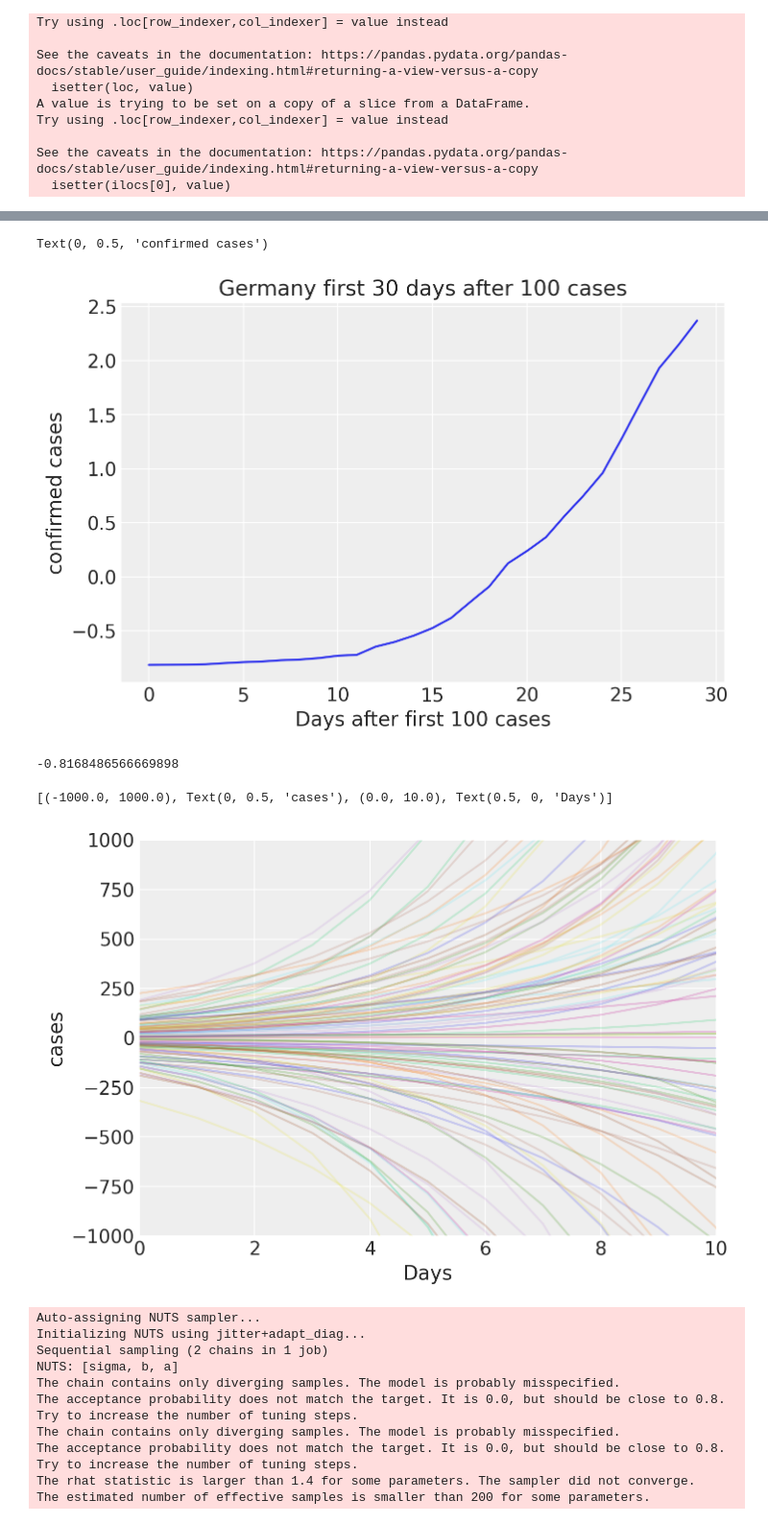
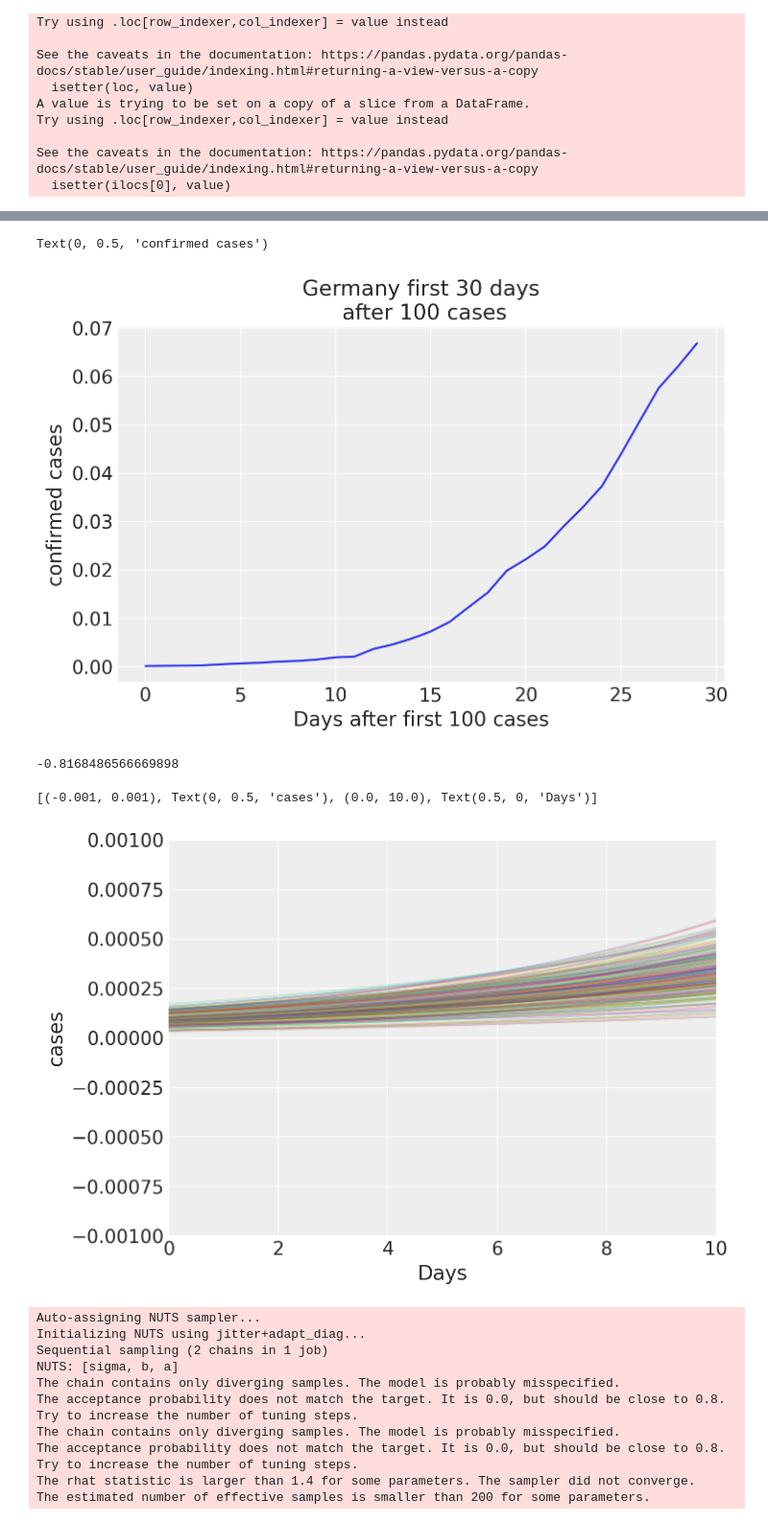
Before and after one commit to roesta07/Modeling-COVID-19, a Jupyter notebook: analysis.ipynb, the cells around one changed output, grey strips where cells are left out. Shown at 96% size. Saved outputs shown, nothing was run; the diff lists cells and outputs as text; code cells hidden in the pictures.

```diff
--- a/analysis.ipynb
+++ b/analysis.ipynb
@@ -114,0 +128,2 @@ def standarize(col):
+# %%
+df=df.assign(confirmed_std=df['confirmed']/1000000)
@@ -116,37 +139,37 @@ def standarize(col):
 country='Germany'
 df_country=df.loc[df['country']==country].iloc[:30]
 
-plt.plot(df_country['days_since_100'],standarize(df_country['confirmed']))
-plt.title('Germany first 30 days after 100 cases')
+plt.plot(df_country['days_since_100'],(df_country['confirmed_std']))
+plt.title('Germany first 30 days\n after 100 cases')
 plt.xlabel('Days after first 100 cases')
 plt.ylabel('confirmed cases')
 # %% [output]
 Text(0, 0.5, 'confirmed cases')
-[figure, old version]
+[figure, new version]
 # %%
 (100-df_country['confirmed'].mean())/df_country['confirmed'].std()
 # %% [output]
 -0.8168486566669898
 # %%
-t=df_country.days_since_100.values
-confirmed=standarize(df_country.confirmed.values)
+t=(df_country.days_since_100.values)
+confirmed=df_country['confirmed_std'].values
 ## modelling covid
 with pm.Model() as m4_1:
-  a=pm.Normal('a',0,100)
-  b=pm.Normal('b',0.3,0.1)
-  sigma=pm.HalfNormal('sigma',100)
-  growth_mu=pm.Deterministic('growth_mu', a * (1 + b)**t)
+  a=pm.Normal('a',0.0001,0.000025)
+  b=pm.Normal('b',0.13,0.02)
+  sigma=pm.Exponential('sigma',10)
+  growth_mu= pm.Deterministic('growth_mu',a * (1 + b)**t)
 
   cases=pm.Normal('cases',mu=growth_mu,sigma=sigma,observed=confirmed)
 # %%
-prior_m41=pm.sample_prior_predictive(100,m4_1)
+prior_m41=pm.sample_prior_predictive(200,m4_1)
 # %%
 fig,ax=plt.subplots()
 ax.plot(prior_m41['growth_mu'].T,alpha=0.2)
-ax.set(xlabel='Days',ylabel='cases',ylim=(-1000,1000),xlim=(0,10),
+ax.set(xlabel='Days',ylabel='cases',ylim=(-0.001,0.001),xlim=(0,10),
        )
 # %% [output]
-[(-1000.0, 1000.0), Text(0, 0.5, 'cases'), (0.0, 10.0), Text(0.5, 0, 'Days')]
+[(-0.001, 0.001), Text(0, 0.5, 'cases'), (0.0, 10.0), Text(0.5, 0, 'Days')]
-[figure, old version]
+[figure, new version]
 # %%
 with m4_1:
```
Also changed, not shown: parts of 11 cells of this notebook.
